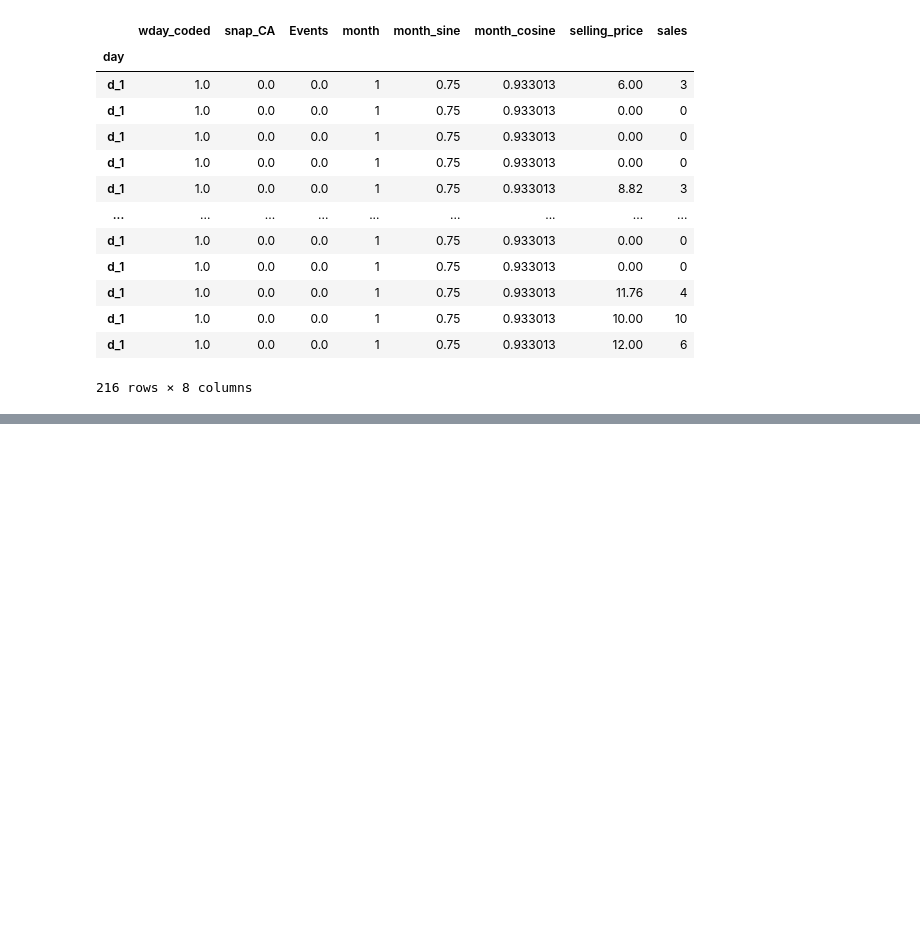
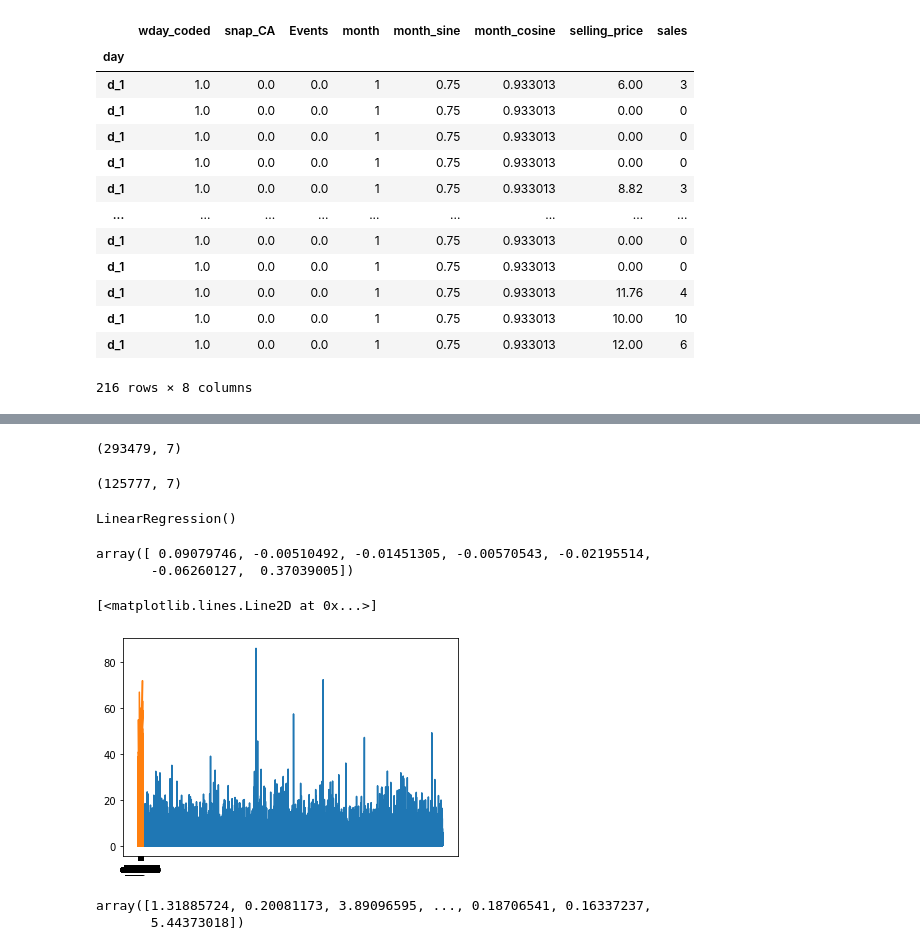
Before and after one commit to krishnans14/Joinhowdy_projects, a Jupyter notebook: M5_Competition_EDA.ipynb, the cells around one changed output, grey strips where cells are left out. Cells and saved outputs as stored; diff of their text form; code cells hidden in the pictures; blank space fills up the shorter version.

```diff
--- a/M5_Competition_EDA.ipynb
+++ b/M5_Competition_EDA.ipynb
@@ -1845,0 +1886,2 @@ Cumul_df_foods_1.loc['d_1']
+# %%
+Y = Cumul_df_foods_1['sales']
@@ -1845,0 +1904,32 @@ Cumul_df_foods_1.loc['d_1']
+# %%
+X_train, X_test, y_train, y_test = train_test_split(X, Y, test_size=0.3)
+# %%
+X_train.shape
+# %% [output]
+(293479, 7)
+# %%
+X_test.shape
+# %% [output]
+(125777, 7)
+# %%
+linreg.fit(X_train, y_train)
+# %% [output]
+LinearRegression()
+# %%
+linreg.coef_
+# %% [output]
+array([ 0.09079746, -0.00510492, -0.01451305, -0.00570543, -0.02195514,
+       -0.06260127,  0.37039005])
+# %%
+y_predict = linreg.predict(X_test)
+# %%
+plt.plot(y_predict)
+plt.plot(y_test)
+# %% [output]
+[<matplotlib.lines.Line2D at 0x...>]
+[figure, added]
+# %%
+y_predict
+# %% [output]
+array([1.31885724, 0.20081173, 3.89096595, ..., 0.18706541, 0.16337237,
+       5.44373018])
```
Also changed, not shown: parts of 22 cells of this notebook.
